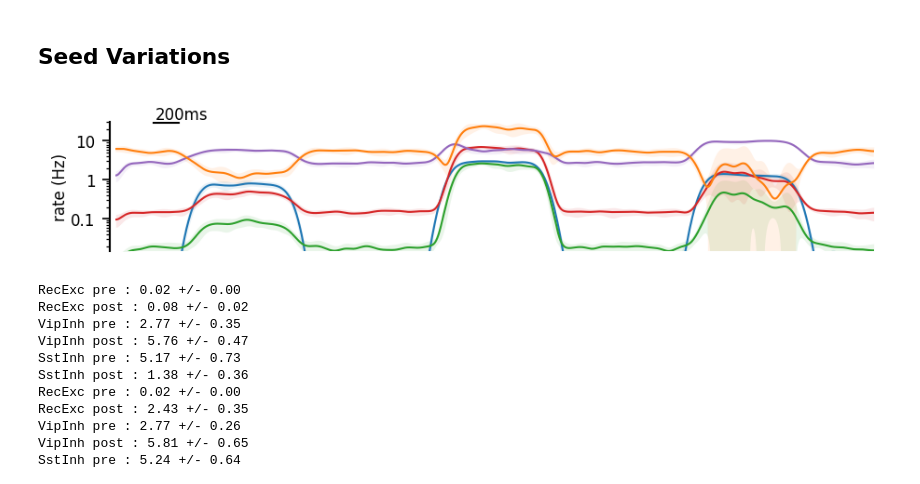
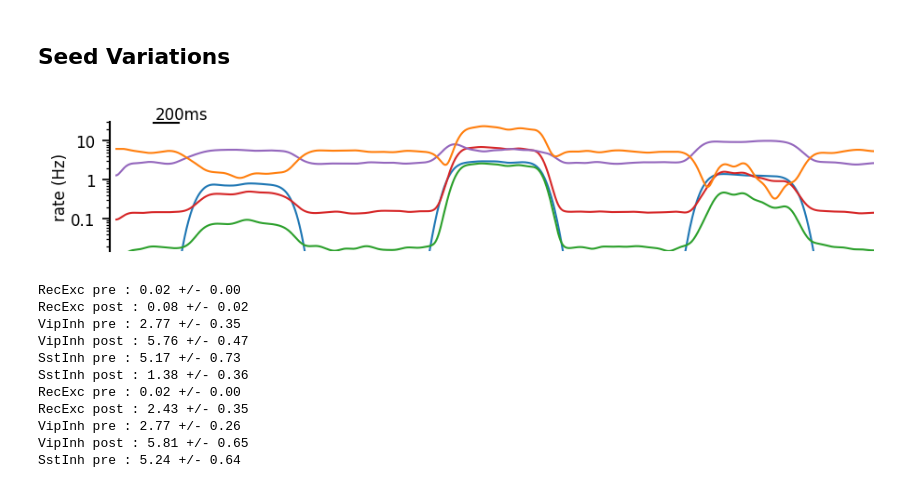
Before and after one commit to yzerlaut/Van-Velze-et-al-2024, a Jupyter notebook: Running-Model.ipynb, the cells around one changed output. Drawn from its saved outputs; the diff is of its cells as text; code cells hidden in the pictures.

```diff
--- a/Running-Model.ipynb
+++ b/Running-Model.ipynb
@@ -148,31 +148,31 @@ for seed in SEEDS:
 # %%
 import matplotlib.pylab as plt
 import plot_tools as pt
 from scipy import stats
 fig, ax = plt.subplots(1, 1, figsize=(7,1.2))
 
 min_rate = 1e-2
 #pt.set_plot(ax, ['left'], ylabel='rate (Hz)',
             #yscale='log', ylim=[1.5*min_rate,30], yticks=[0.1,1,10], yticks_labels=['0.1','1','10'],
 #            xlim=[t[0], t[-1]])
 
 for k, key in enumerate(REC_POPS):
     y = np.mean(RESP[key], axis=0)[::30]
     sy = np.std(RESP[key], axis=0)[::30]
     ax.plot(t[::30], y, color=COLORS[k])
-    ax.fill_between(t[::30], y, y+sy, color=COLORS[k], lw=0, alpha=.1)
-    ax.fill_between(t[::30], y, y-sy, color=COLORS[k], lw=0, alpha=.1)
+    #ax.fill_between(t[::30], y, y+sy, color=COLORS[k], lw=0, alpha=.1)
+    #ax.fill_between(t[::30], y, y-sy, color=COLORS[k], lw=0, alpha=.1)
 
     #pt.plot(t[::30], y, sy = sy, color=COLORS[k], ax=ax)
 
 pt.set_plot(ax, ['left'], ylabel='rate (Hz)',
             yscale='log', ylim=[1.5*min_rate,30], yticks=[0.1,1,10], yticks_labels=['0.1','1','10'],
             xlim=[t[0], t[-1]])
 
 pt.draw_bar_scales(ax, Xbar=200, Xbar_label='200ms', Ybar=1e-12)
 fig.savefig('/Users/yann/Desktop/temp.svg')
 # %% [output]
-[figure, old version]
+[figure, new version]
 # %%
 from src.CoupledCircuit import Model, REC_POPS, COLORS
 RESP = []
```
Also changed, not shown: parts of 1 cell of this notebook, 2 other files.
